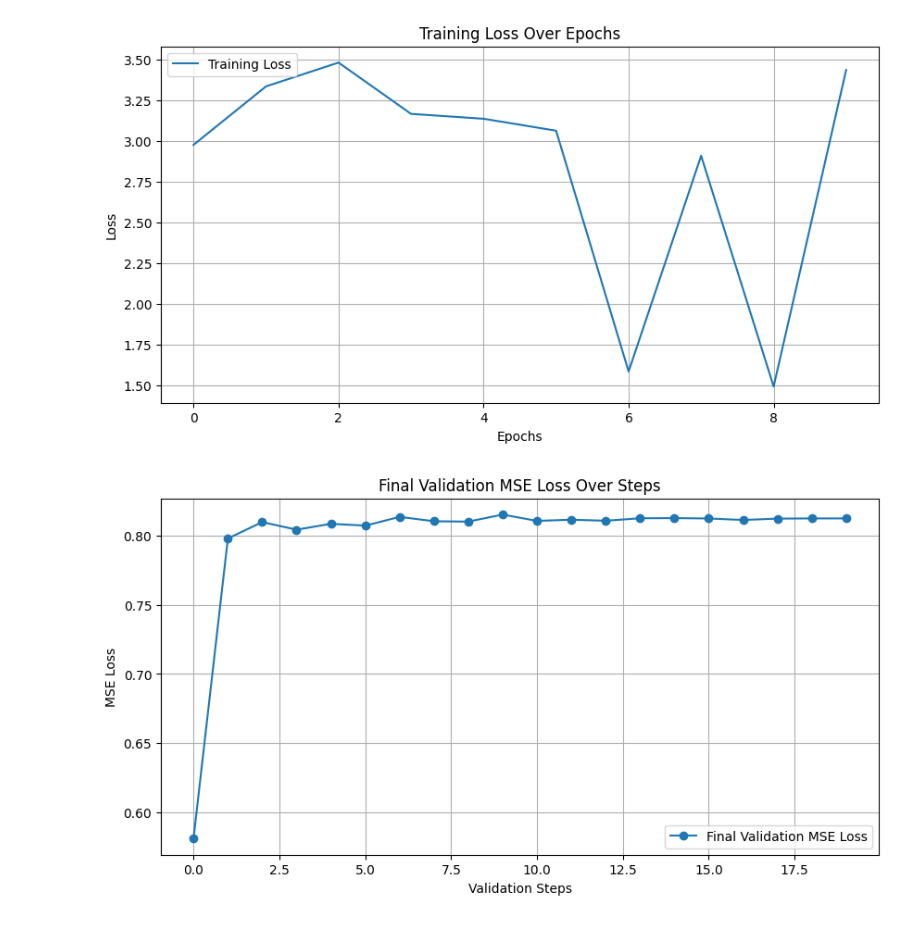
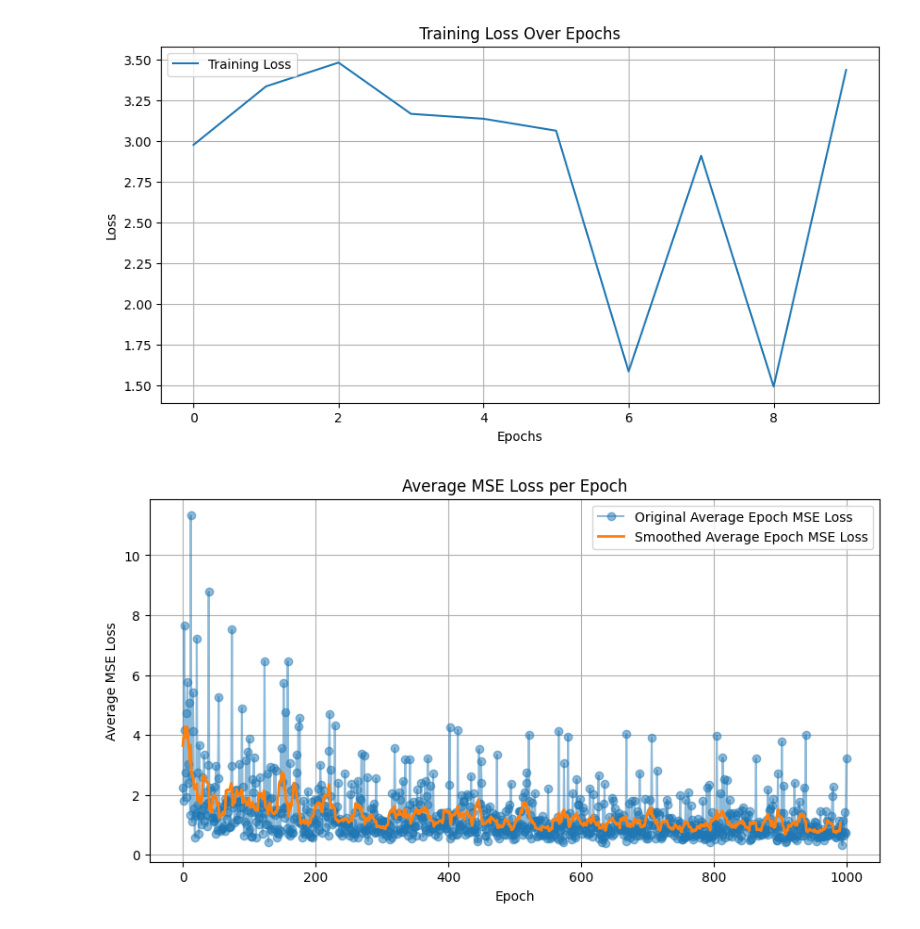
Before and after one commit to Aryan8221/SSL-OARs-Tumor-Segmentation-and-Dosimetry-in-PETCT, a Jupyter notebook: Dosimetry_Finetune/working.ipynb, the cells around one changed output. Saved outputs shown, nothing was run; the diff lists cells and outputs as text; code cells hidden in the pictures.

Commit message:
plots tested

```diff
--- a/Dosimetry_Finetune/working.ipynb
+++ b/Dosimetry_Finetune/working.ipynb
@@ -400,36 +394,46 @@ plot_losses(losses)
 # %%
 import re
 import matplotlib.pyplot as plt
+import numpy as np
 
-def extract_final_validation_mse_losses(log_file_path):
-    final_val_pattern = re.compile(r'Final validation\s+\d+/\d+\s+acc:([0-9]+\.[0-9]+)')
-    final_val_losses = []
+def extract_epoch_mse_losses(log_file_path):
+    epoch_pattern = re.compile(r'Epoch (\d+)/\d+ \d+/\d+\s+loss:\s*([0-9]+\.[0-9]+)')
+    epoch_losses = {}
 
     with open(log_file_path, 'r') as file:
         for line in file:
-            match = final_val_pattern.search(line)
+            match = epoch_pattern.search(line)
             if match:
-                final_val_losses.append(float(match.group(1)))
+                epoch = int(match.group(1))
+                loss = float(match.group(2))
+                if epoch not in epoch_losses:
+                    epoch_losses[epoch] = []
+                epoch_losses[epoch].append(loss)
 
-    return final_val_losses
+    avg_epoch_losses = [sum(losses) / len(losses) for epoch, losses in sorted(epoch_losses.items())]
 
-def plot_final_validation_mse_losses(final_val_losses):
+    return avg_epoch_losses
+
+def smooth_losses(losses, window_size=10):
+    return np.convolve(losses, np.ones(window_size)/window_size, mode='valid')
+
+def plot_avg_epoch_mse_losses(avg_epoch_losses, smoothed_losses):
     plt.figure(figsize=(10, 5))
-    plt.plot(final_val_losses, marker='o', linestyle='-', label="Final Validation MSE Loss")
-    plt.xlabel("Validation Steps")
-    plt.ylabel("MSE Loss")
-    plt.title("Final Validation MSE Loss Over Steps")
+    plt.plot(avg_epoch_losses, marker='o', linestyle='-', alpha=0.5, label="Original Average Epoch MSE Loss")
+    plt.plot(smoothed_losses, marker='', linestyle='-', label="Smoothed Average Epoch MSE Loss", linewidth=2)
+    plt.xlabel("Epoch")
+    plt.ylabel("Average MSE Loss")
+    plt.title("Average MSE Loss per Epoch")
     plt.legend()
     plt.grid(True)
     plt.show()
 
-# Path to your log file
-log_file_path = "/Users/aryanneizehbaz/Aryan8221/coding_projects/SSL-OARs-Tumor-Segmentation-in-PETCT/Dosimetry_Finetune/runs/logFile_2023-10-09_08:13.log"
+log_file_path = "/Users/aryanneizehbaz/Aryan8221/coding_projects/SSL-OARs-Tumor-Segmentation-in-PETCT/Dosimetry_Finetune/runs/pet-fold0.log"
 
-# Extract final validation MSE losses from the log file
-final_val_losses = extract_final_validation_mse_losses(log_file_path)
+avg_epoch_losses = extract_epoch_mse_losses(log_file_path)
 
-# Plot the final validation MSE losses
-plot_final_validation_mse_losses(final_val_losses)
+smoothed_losses = smooth_losses(avg_epoch_losses, window_size=10)
+
+plot_avg_epoch_mse_losses(avg_epoch_losses, smoothed_losses)
 # %% [output]
-[figure, old version]
+[figure, new version]
```
Also changed, not shown: parts of 1 cell of this notebook.
